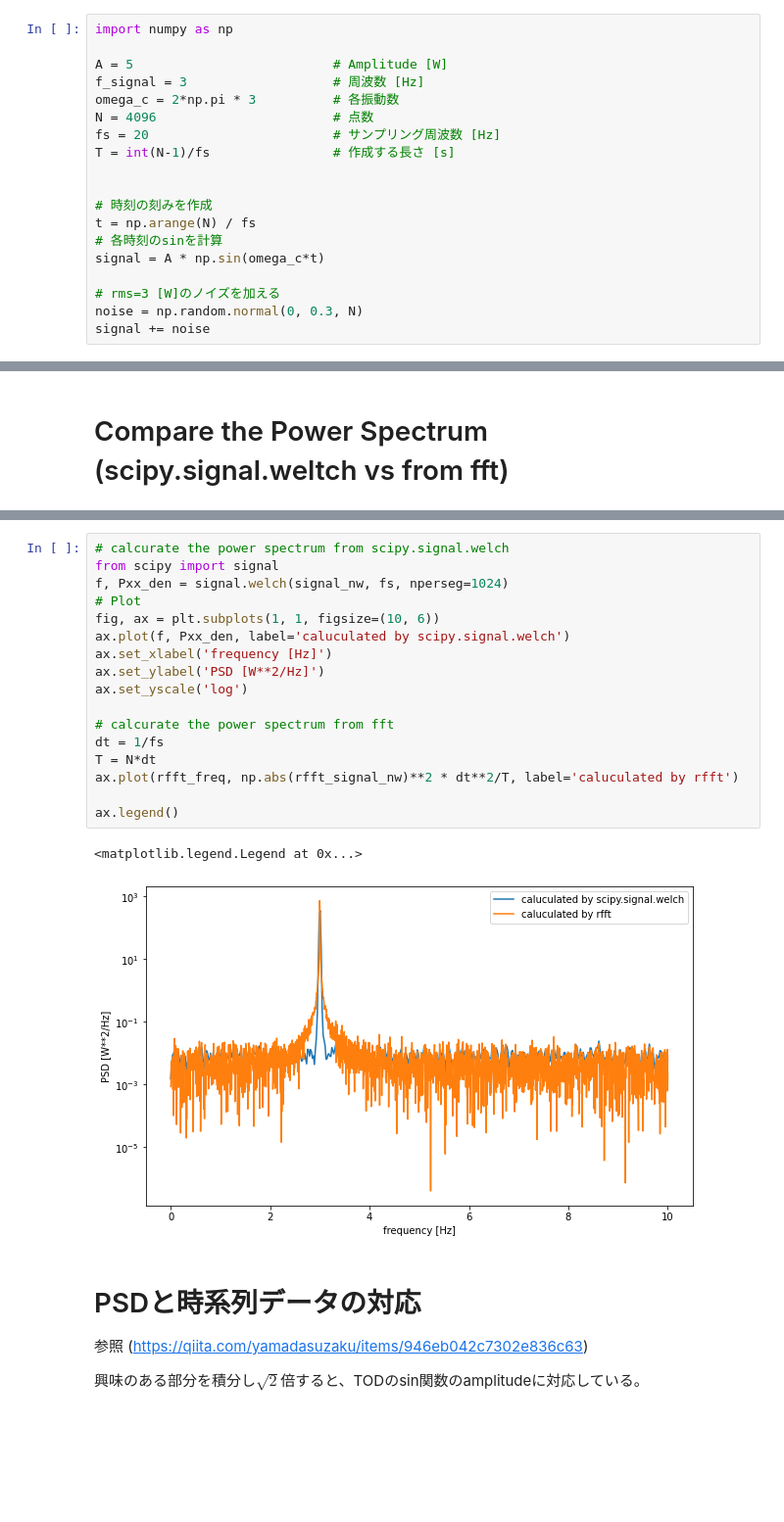
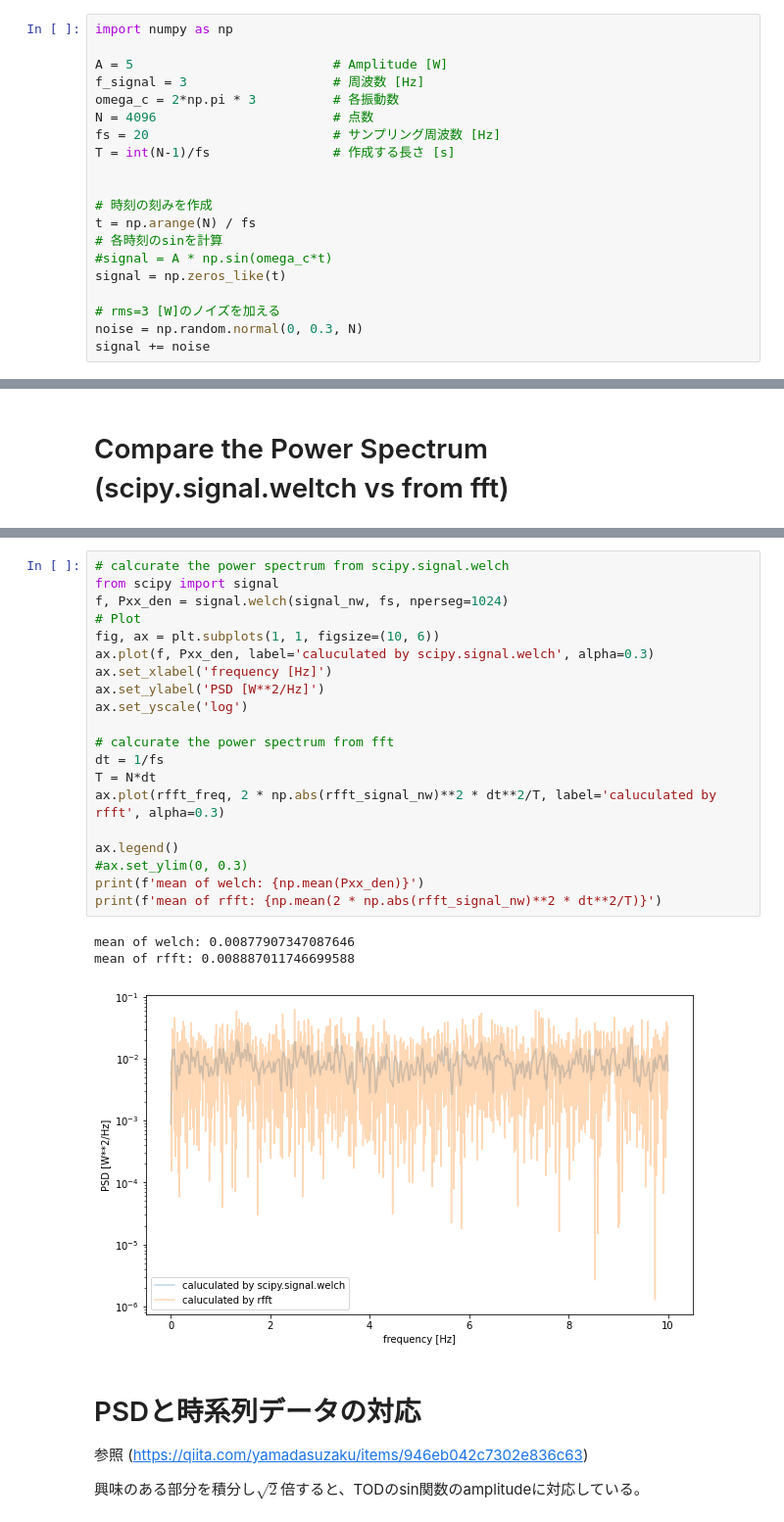
Before and after one commit to tterasaki/statistics, a Jupyter notebook: fft/fft1-1_math2python_relation.ipynb, the cells around one changed output, grey strips where cells are left out. Shown at 98% size. Cells and saved outputs as stored; diff of their text form; blank space fills up the shorter version.

```diff
--- a/fft/fft1-1_math2python_relation.ipynb
+++ b/fft/fft1-1_math2python_relation.ipynb
@@ -61,7 +61,8 @@ T = int(N-1)/fs                # 作成する長さ [s]
 # 時刻の刻みを作成
 t = np.arange(N) / fs
 # 各時刻のsinを計算
-signal = A * np.sin(omega_c*t)
+#signal = A * np.sin(omega_c*t)
+signal = np.zeros_like(t)
 
 # rms=3 [W]のノイズを加える
 noise = np.random.normal(0, 0.3, N)
@@ -222,23 +225,27 @@ $$
 # %%
 # calcurate the power spectrum from scipy.signal.welch
 from scipy import signal
 f, Pxx_den = signal.welch(signal_nw, fs, nperseg=1024)
 # Plot
 fig, ax = plt.subplots(1, 1, figsize=(10, 6))
-ax.plot(f, Pxx_den, label='caluculated by scipy.signal.welch')
+ax.plot(f, Pxx_den, label='caluculated by scipy.signal.welch', alpha=0.3)
 ax.set_xlabel('frequency [Hz]')
 ax.set_ylabel('PSD [W**2/Hz]')
 ax.set_yscale('log')
 
 # calcurate the power spectrum from fft
 dt = 1/fs
 T = N*dt
-ax.plot(rfft_freq, np.abs(rfft_signal_nw)**2 * dt**2/T, label='caluculated by rfft')
+ax.plot(rfft_freq, 2 * np.abs(rfft_signal_nw)**2 * dt**2/T, label='caluculated by rfft', alpha=0.3)
 
 ax.legend()
+#ax.set_ylim(0, 0.3)
+print(f'mean of welch: {np.mean(Pxx_den)}')
+print(f'mean of rfft: {np.mean(2 * np.abs(rfft_signal_nw)**2 * dt**2/T)}')
 # %% [output]
-<matplotlib.legend.Legend at 0x...>
+mean of welch: 0.00877907347087646
+mean of rfft: 0.008887011746699588
-[figure, old version]
+[figure, new version]
 # %% [markdown]
 # PSDと時系列データの対応
 参照 (https://qiita.com/yamadasuzaku/items/946eb042c7302e836c63)
```
Also changed, not shown: parts of 9 cells of this notebook, 1 other file.
